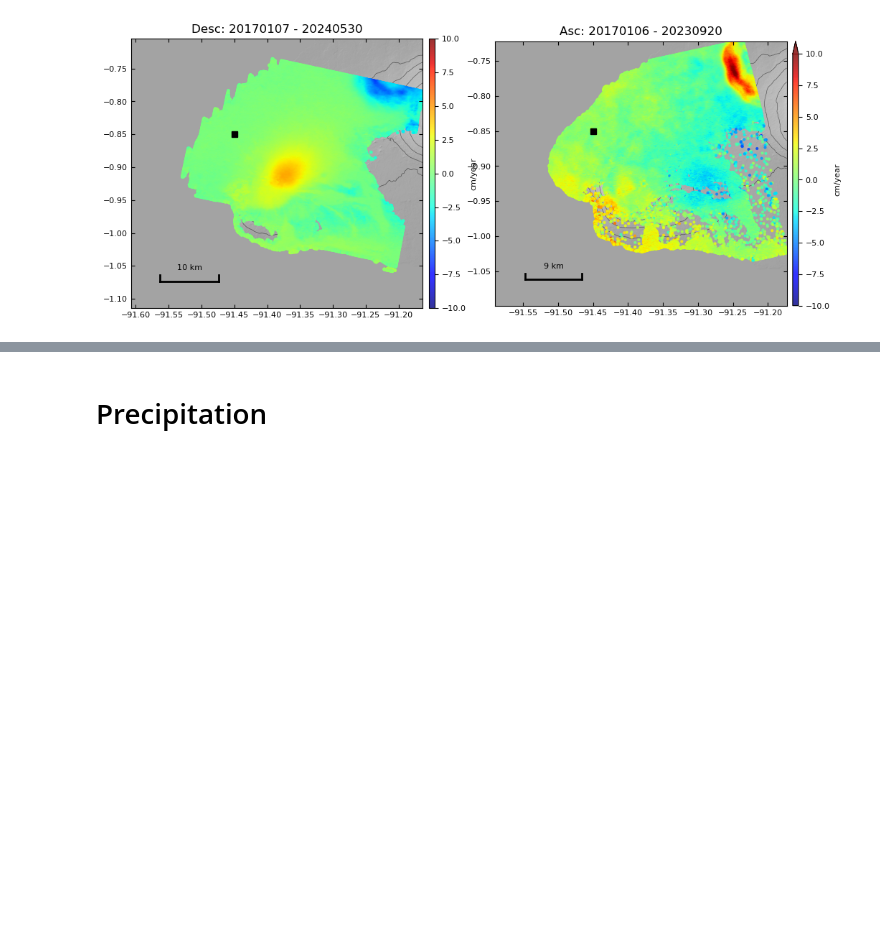
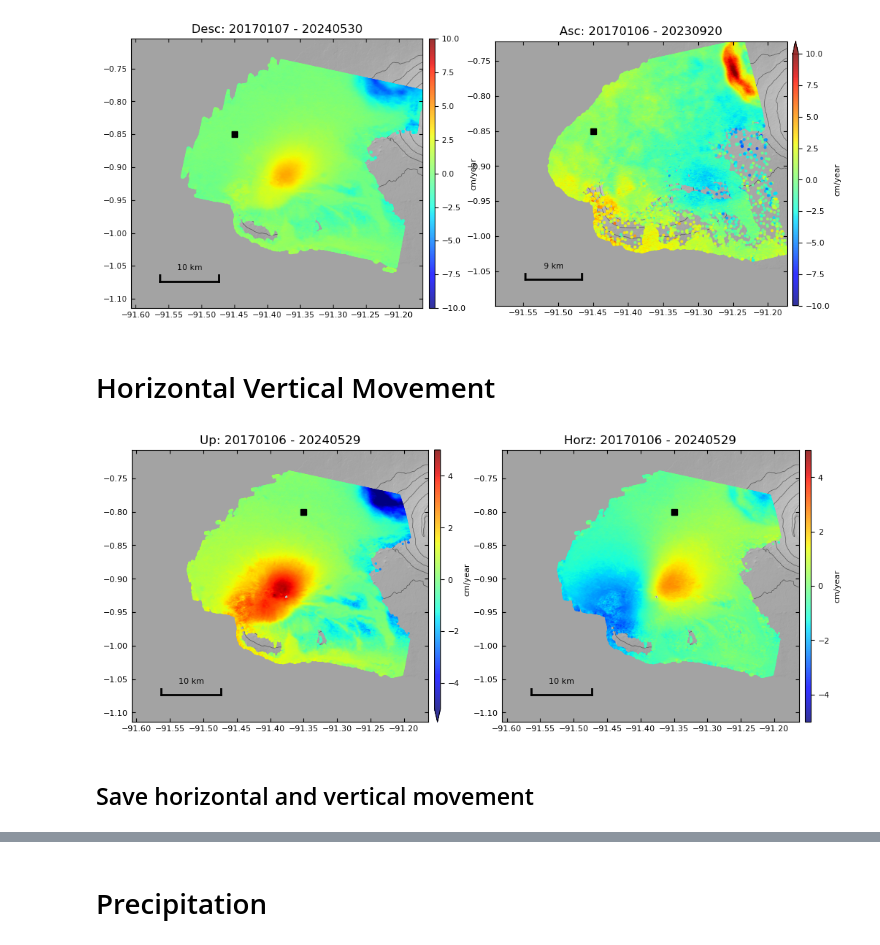
Before and after one commit to geodesymiami/PlotData-notebooks, a Jupyter notebook: CerroAzul.ipynb, the cells around one changed output, grey strips where cells are left out. Drawn from its saved outputs; the diff is of its cells as text; code cells hidden in the pictures; blank space fills up the shorter version.

```diff
--- a/CerroAzul.ipynb
+++ b/CerroAzul.ipynb
@@ -65,3 +65,22 @@ for line in lines[1:]:
     plot_data.main(sys.argv)
 # %% [output]
 [figure]
+# %% [markdown]
+# Horizontal Vertical Movement
+# %%
+%%capture --no-display
+# %tb
+EXAMPLE='''
+plot_data.py CerroAzulSenDT128/mintpy CerroAzulSenAT106/mintpy --plot-type horzvert --dem CerroAzulSenAT106/dem/CerroAzul_dem.tif --ref-lalo -0.80 -91.35 --mask-thresh 0.55 --vlim -5 5 --style scatter --scatter-size 1 --shade-exag 0.01
+'''
+lines = EXAMPLE.splitlines()
+os.chdir(os.getenv('SCRATCHDIR'))
+for line in lines[1:]:
+    line = line.strip()
+    cmd=line.strip().split(' ')
+    sys.argv = cmd
+    plot_data.main(sys.argv)
+# %% [output]
+[figure, added]
+# %% [markdown]
+## Save horizontal and vertical movement
```
Also changed, not shown: parts of 2 cells of this notebook, 2 other files.
